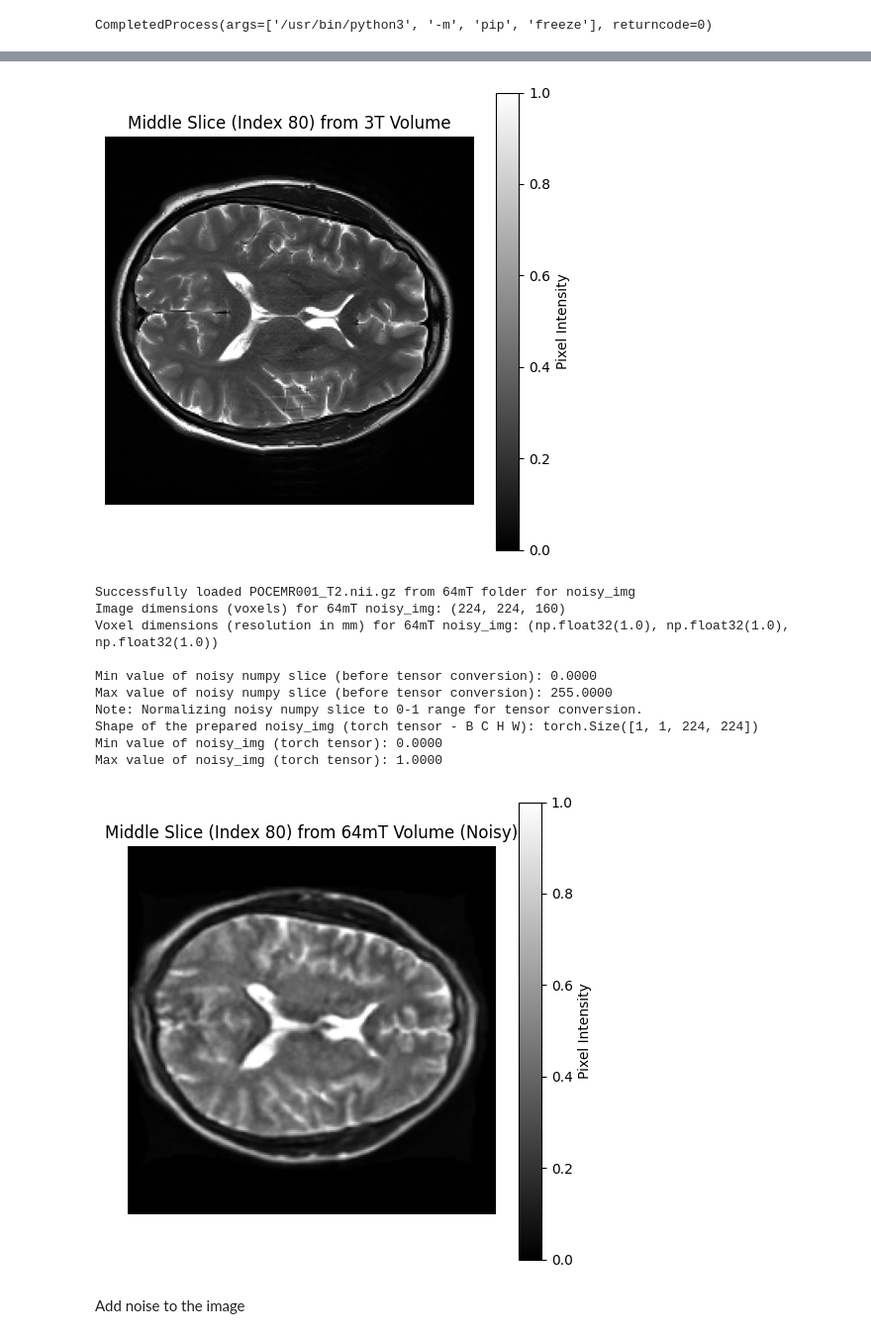
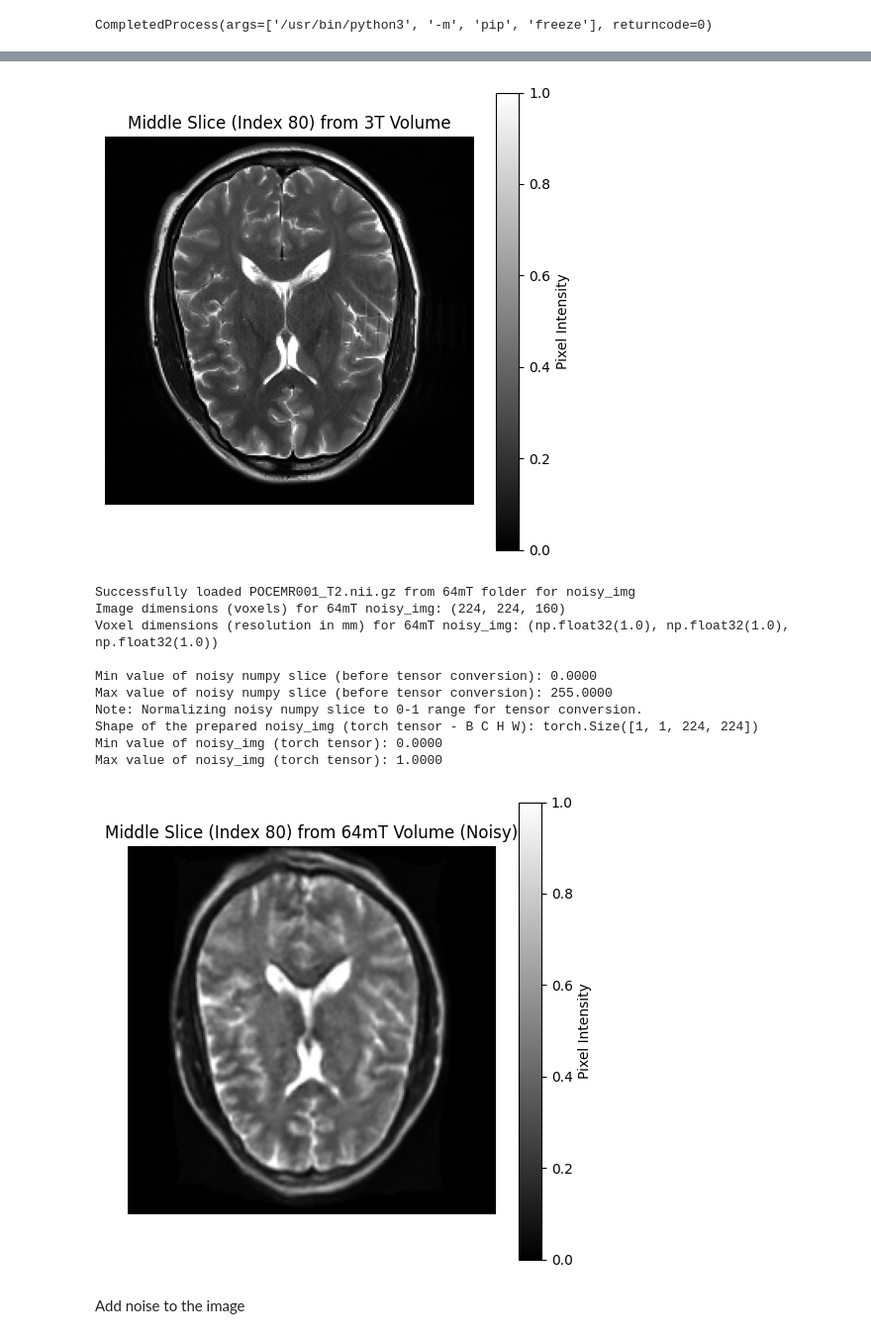
Before and after one commit to parimal173/DIY_MRI_DLapproches, a Jupyter notebook: Day2_Notebook_1_4_ZS_N2N_hf_lf_pair.ipynb, the cells around one changed output, grey strips where cells are left out. Shown at 99% size. Drawn from its saved outputs; the diff is of its cells as text; code cells hidden in the pictures.

```diff
--- a/Day2_Notebook_1_4_ZS_N2N_hf_lf_pair.ipynb
+++ b/Day2_Notebook_1_4_ZS_N2N_hf_lf_pair.ipynb
@@ -103,7 +105,7 @@ try:
 
     # Display the middle slice as a grayscale image
     plt.figure(figsize=(6, 6))
-    plt.imshow(clean_img_np_slice, cmap='gray')
+    plt.imshow(clean_img_np_slice.T, cmap='gray')
     plt.title(f'Middle Slice (Index {slice_index}) from 3T Volume')
     plt.colorbar(label='Pixel Intensity')
     plt.axis('off') # Hide axes ticks for cleaner display
@@ -159,39 +161,39 @@ try:
 
     # Display the middle slice as a grayscale image
     plt.figure(figsize=(6, 6))
-    plt.imshow(noisy_img_np_slice, cmap='gray')
+    plt.imshow(noisy_img_np_slice.T, cmap='gray')
     plt.title(f'Middle Slice (Index {slice_index_noisy}) from 64mT Volume (Noisy)')
     plt.colorbar(label='Pixel Intensity')
     plt.axis('off') # Hide axes ticks for cleaner display
     plt.show()
 
 except FileNotFoundError:
     print(f"Error: The file {image_path_64mT} was not found. Please check the path and filename.")
 except Exception as e:
     print(f"An error occurred while loading or processing the 64mT image for noisy_img: {e}")
 # %% [output]
 Successfully loaded POCEMR001_T2.nii.gz
 Image dimensions (voxels): (224, 224, 160)
 Voxel dimensions (resolution in mm): (np.float32(1.0), np.float32(1.0), np.float32(1.0))
 
 Min value of numpy slice (before tensor conversion): 0.0000
 Max value of numpy slice (before tensor conversion): 255.0000
 Note: Normalizing numpy slice to 0-1 range for tensor conversion.
 Shape of the prepared clean_img (torch tensor - B C H W): torch.Size([1, 1, 224, 224])
 Min value of clean_img (torch tensor): 0.0000
 Max value of clean_img (torch tensor): 1.0000
-[figure, old version]
+[figure, new version]
 Successfully loaded POCEMR001_T2.nii.gz from 64mT folder for noisy_img
 Image dimensions (voxels) for 64mT noisy_img: (224, 224, 160)
 Voxel dimensions (resolution in mm) for 64mT noisy_img: (np.float32(1.0), np.float32(1.0), np.float32(1.0))
 
 Min value of noisy numpy slice (before tensor conversion): 0.0000
 Max value of noisy numpy slice (before tensor conversion): 255.0000
 Note: Normalizing noisy numpy slice to 0-1 range for tensor conversion.
 Shape of the prepared noisy_img (torch tensor - B C H W): torch.Size([1, 1, 224, 224])
 Min value of noisy_img (torch tensor): 0.0000
 Max value of noisy_img (torch tensor): 1.0000
-[figure, old version]
+[figure, new version]
 # %% [markdown]
 Add noise to the image
 # %%
```
Also changed, not shown: parts of 6 cells of this notebook.
